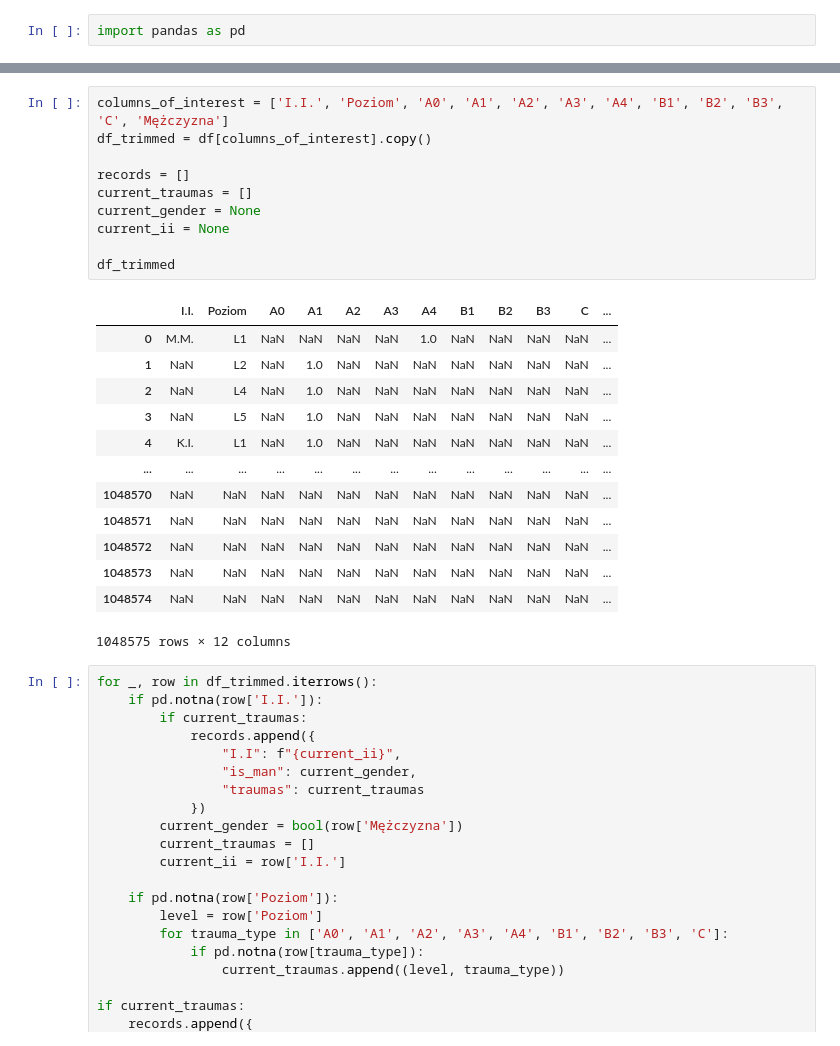
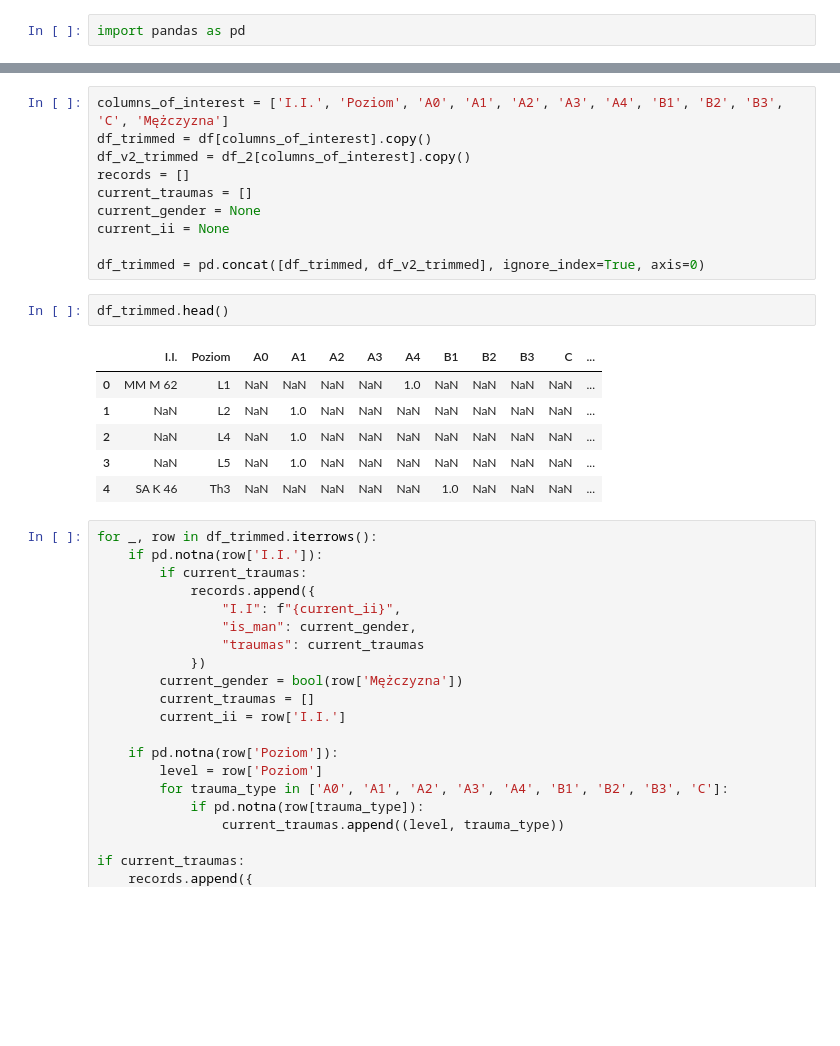
Before and after one commit to Matthev00/vertabrae_cls, a Jupyter notebook: notebooks/raport_eda.ipynb, the cells around one changed output, grey strips where cells are left out. Saved outputs shown, nothing was run; the diff lists cells and outputs as text; blank space fills up the shorter version.

```diff
--- a/notebooks/raport_eda.ipynb
+++ b/notebooks/raport_eda.ipynb
@@ -30,27 +28,22 @@ Index(['I.I.', 'Lp.', 'PESEL', 'w PACS', 'Mężczyzna', 'Unnamed: 5',
 # %%
 columns_of_interest = ['I.I.', 'Poziom', 'A0', 'A1', 'A2', 'A3', 'A4', 'B1', 'B2', 'B3', 'C', 'Mężczyzna']
 df_trimmed = df[columns_of_interest].copy()
-
+df_v2_trimmed = df_2[columns_of_interest].copy()
 records = []
 current_traumas = []
 current_gender = None
 current_ii = None
 
-df_trimmed
+df_trimmed = pd.concat([df_trimmed, df_v2_trimmed], ignore_index=True, axis=0)
-# %% [output]
-|  | I.I. | Poziom | A0 | A1 | A2 | A3 | A4 | B1 | B2 | B3 | C | ... |
-| 0 | M.M. | L1 | NaN | NaN | NaN | NaN | 1.0 | NaN | NaN | NaN | NaN | ... |
-| 1 | NaN | L2 | NaN | 1.0 | NaN | NaN | NaN | NaN | NaN | NaN | NaN | ... |
-| 2 | NaN | L4 | NaN | 1.0 | NaN | NaN | NaN | NaN | NaN | NaN | NaN | ... |
-| 3 | NaN | L5 | NaN | 1.0 | NaN | NaN | NaN | NaN | NaN | NaN | NaN | ... |
-| 4 | K.I. | L1 | NaN | 1.0 | NaN | NaN | NaN | NaN | NaN | NaN | NaN | ... |
-| ... | ... | ... | ... | ... | ... | ... | ... | ... | ... | ... | ... | ... |
-| 1048570 | NaN | NaN | NaN | NaN | NaN | NaN | NaN | NaN | NaN | NaN | NaN | ... |
-| 1048571 | NaN | NaN | NaN | NaN | NaN | NaN | NaN | NaN | NaN | NaN | NaN | ... |
-| 1048572 | NaN | NaN | NaN | NaN | NaN | NaN | NaN | NaN | NaN | NaN | NaN | ... |
-| 1048573 | NaN | NaN | NaN | NaN | NaN | NaN | NaN | NaN | NaN | NaN | NaN | ... |
-| 1048574 | NaN | NaN | NaN | NaN | NaN | NaN | NaN | NaN | NaN | NaN | NaN | ... |
-1048575 rows × 12 columns
+# %%
+df_trimmed.head()
+# %% [output]
+|  | I.I. | Poziom | A0 | A1 | A2 | A3 | A4 | B1 | B2 | B3 | C | ... |
+| 0 | MM M 62 | L1 | NaN | NaN | NaN | NaN | 1.0 | NaN | NaN | NaN | NaN | ... |
+| 1 | NaN | L2 | NaN | 1.0 | NaN | NaN | NaN | NaN | NaN | NaN | NaN | ... |
+| 2 | NaN | L4 | NaN | 1.0 | NaN | NaN | NaN | NaN | NaN | NaN | NaN | ... |
+| 3 | NaN | L5 | NaN | 1.0 | NaN | NaN | NaN | NaN | NaN | NaN | NaN | ... |
+| 4 | SA K 46 | Th3 | NaN | NaN | NaN | NaN | NaN | 1.0 | NaN | NaN | NaN | ... |
 # %%
 for _, row in df_trimmed.iterrows():
     if pd.notna(row['I.I.']):
```
Also changed, not shown: parts of 11 cells of this notebook, 2 other files.
